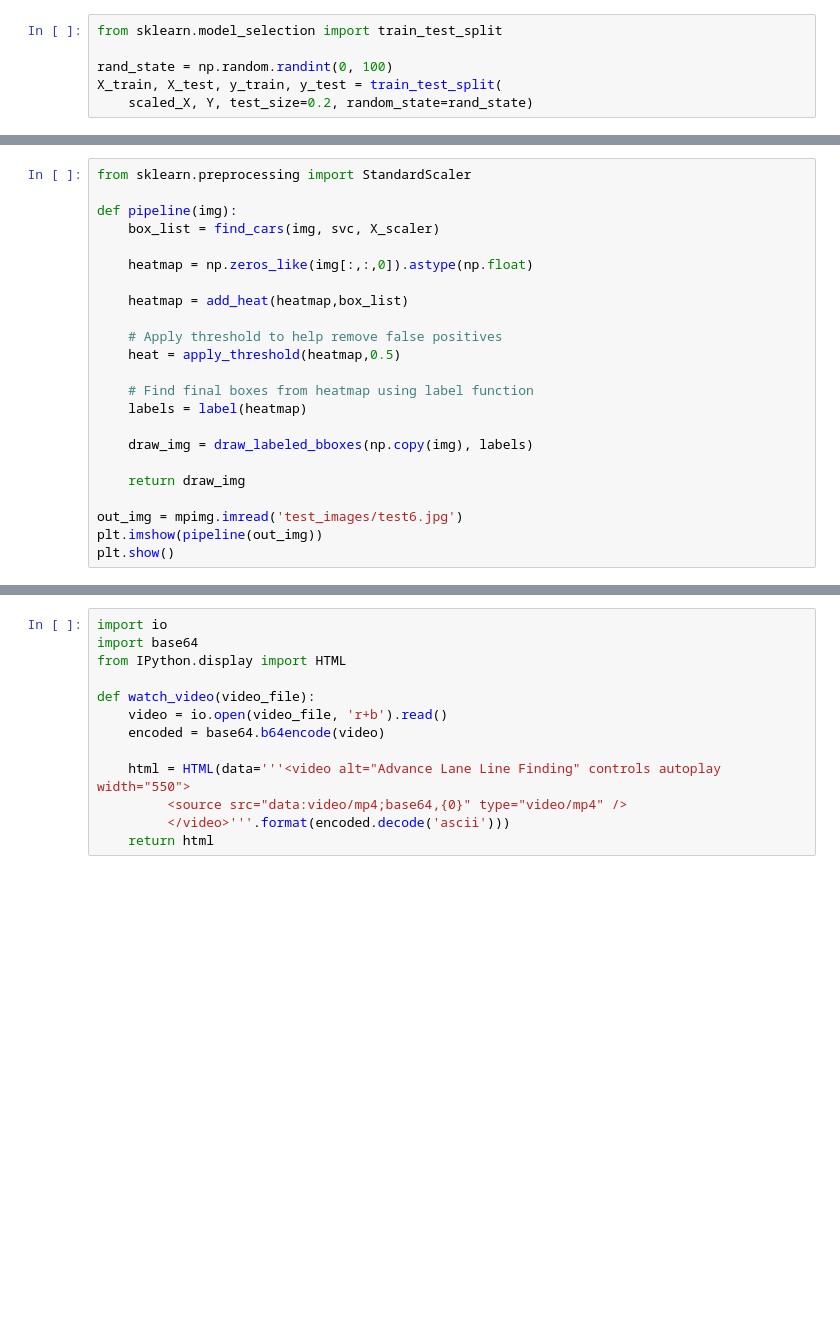
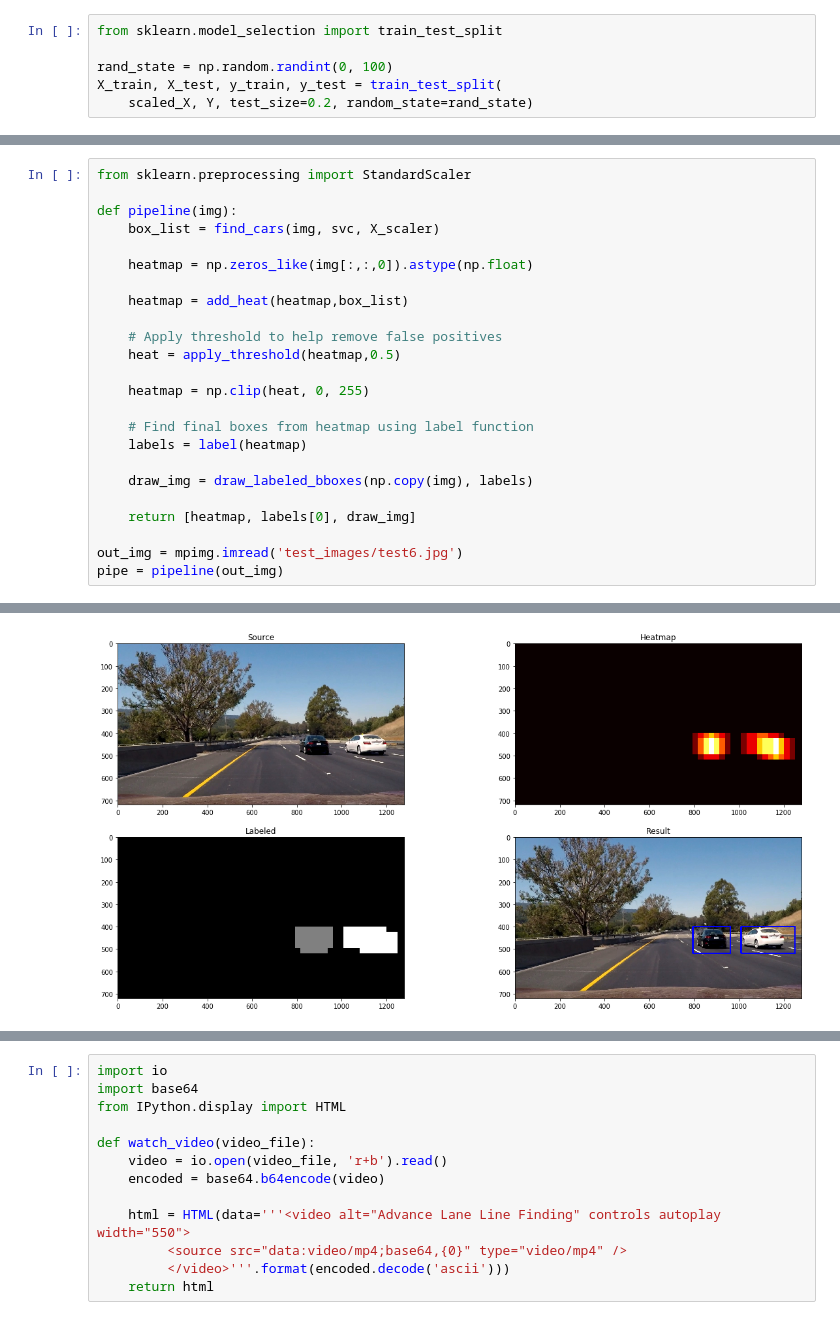
Before and after one commit to yazeedalrubyli/SDCND, a Jupyter notebook: Term1/Vehicle-Detection-and-Tracking/VehicleDetection.ipynb, the cells around one changed output, grey strips where cells are left out. Cells and saved outputs as stored; diff of their text form; blank space fills up the shorter version.

```diff
--- a/Term1/Vehicle-Detection-and-Tracking/VehicleDetection.ipynb
+++ b/Term1/Vehicle-Detection-and-Tracking/VehicleDetection.ipynb
@@ -270,13 +275,15 @@ def pipeline(img):
     # Apply threshold to help remove false positives
     heat = apply_threshold(heatmap,0.5)
 
+    heatmap = np.clip(heat, 0, 255)
+
     # Find final boxes from heatmap using label function
     labels = label(heatmap)
 
     draw_img = draw_labeled_bboxes(np.copy(img), labels)
 
-    return draw_img
+    return [heatmap, labels[0], draw_img]
 
 out_img = mpimg.imread('test_images/test6.jpg')
-plt.imshow(pipeline(out_img))
-plt.show()
+pipe = pipeline(out_img)
+# %% [output]
@@ -282,0 +292 @@ plt.show()
+[figure, added]
```
Also changed, not shown: parts of 5 cells of this notebook.
